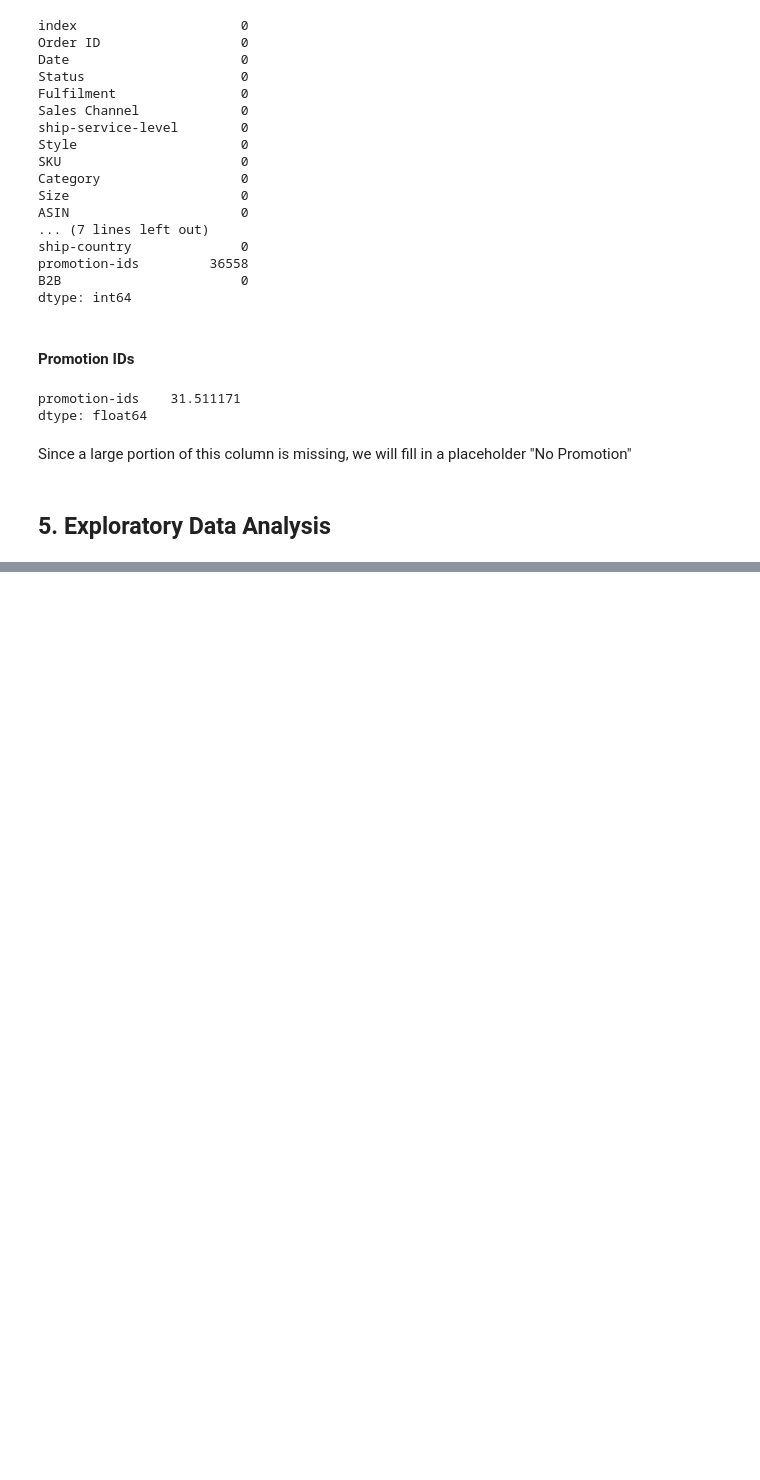
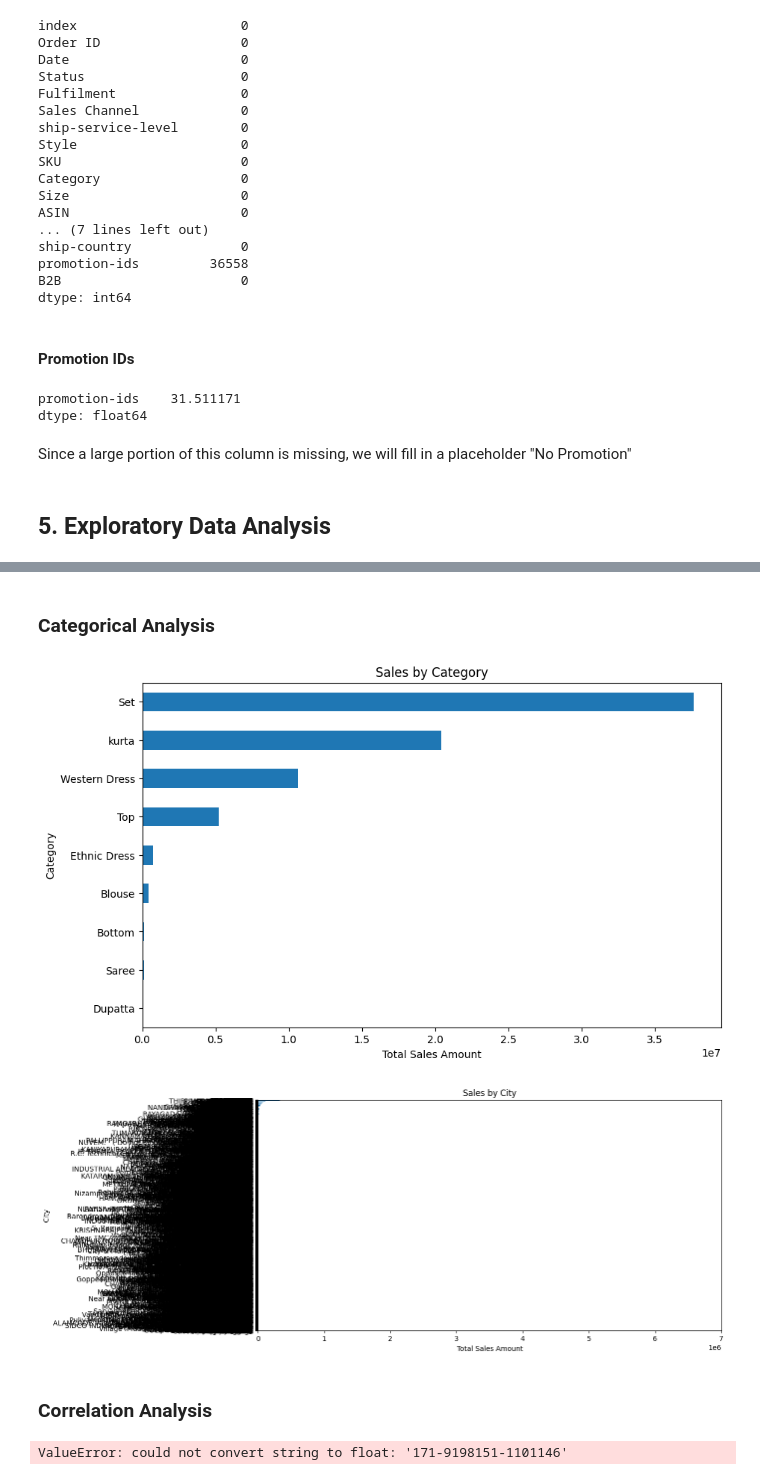
Before and after one commit to JoshuaPaul-lasisi/Retail-Sales-Analysis-, a Jupyter notebook: notebook.ipynb, the cells around one changed output, grey strips where cells are left out. Drawn from its saved outputs; the diff is of its cells as text; code cells hidden in the pictures; blank space fills up the shorter version.

```diff
--- a/notebook.ipynb
+++ b/notebook.ipynb
@@ -307,0 +385,42 @@ sales['promotion-ids'].fillna('No Promotion', inplace=True)
+# %% [markdown]
+### Categorical Analysis
+# %%
+import matplotlib as mpl
+
+# Update font settings to use a font that supports Devanagari characters
+mpl.rcParams['font.family'] = 'DejaVu Sans'
+mpl.rcParams['font.sans-serif'] = ['DejaVu Sans']
+mpl.rcParams['axes.unicode_minus'] = False  # Fixes the minus sign issue
+
+# Your plotting code
+plt.figure(figsize=(10, 6))
+sales.groupby('Category')['Amount'].sum().sort_values().plot(kind='barh')
+plt.title('Sales by Category')
+plt.xlabel('Total Sales Amount')
+plt.ylabel('Category')
+plt.show()
+
+plt.figure(figsize=(12, 6))
+sales.groupby('ship-city')['Amount'].sum().sort_values().plot(kind='barh')
+plt.title('Sales by City')
+plt.xlabel('Total Sales Amount')
+plt.ylabel('City')
+plt.show()
+# %% [output]
+[figure, added]
+[figure, added]
+# %% [markdown]
+### Correlation Analysis
+# %%
+# Select only numerical columns
+numerical_columns = sales.select_dtypes(include='number')
+
+# Correlation matrix
+correlation_matrix = sales[numerical_columns].corr()
+
+plt.figure(figsize=(12, 8))
+sns.heatmap(correlation_matrix, annot=True, cmap='coolwarm')
+plt.title('Correlation Matrix')
+plt.show()
+# %% [output]
+ValueError: could not convert string to float: '171-9198151-1101146'
```
Also changed, not shown: parts of 10 cells of this notebook.
